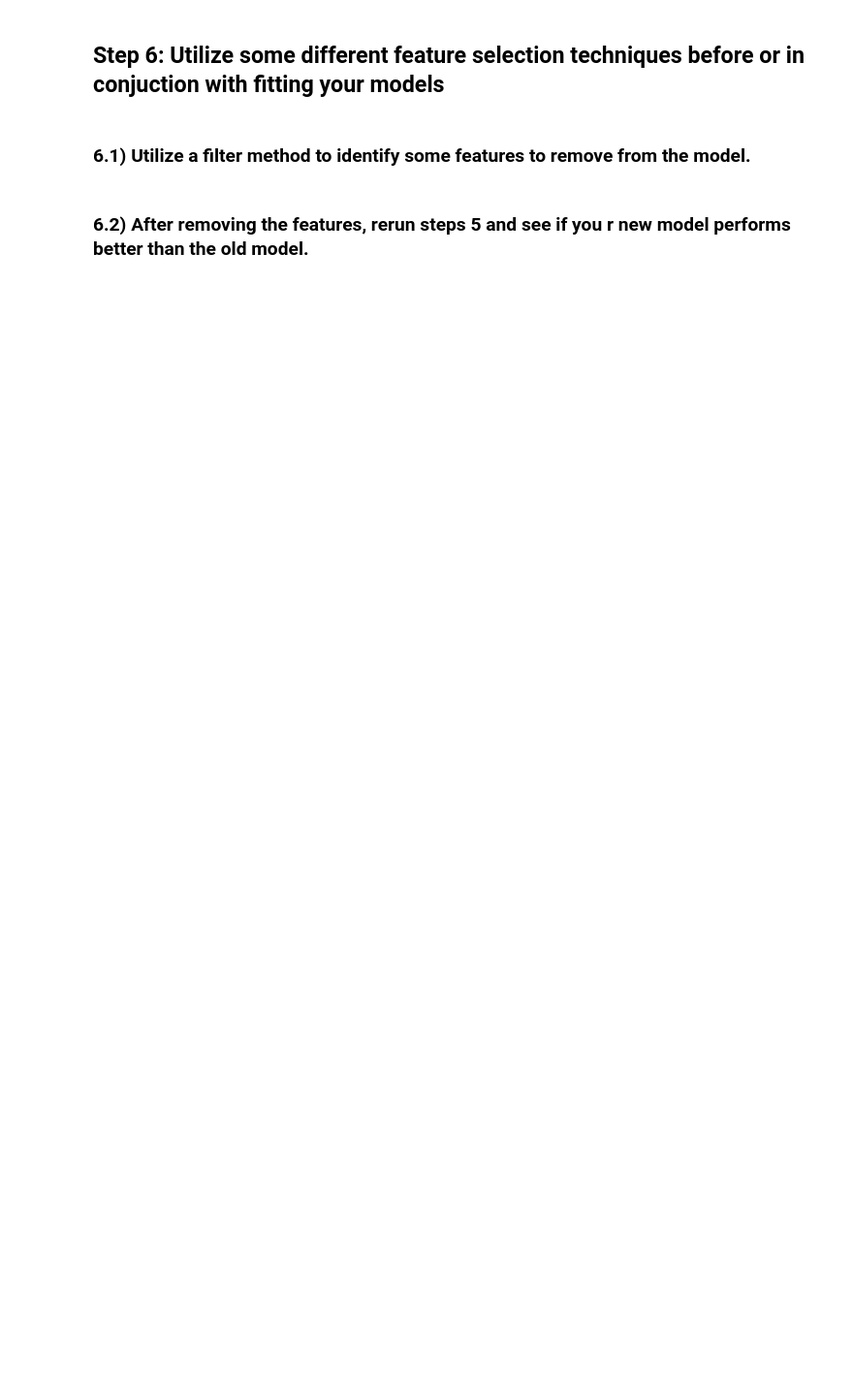
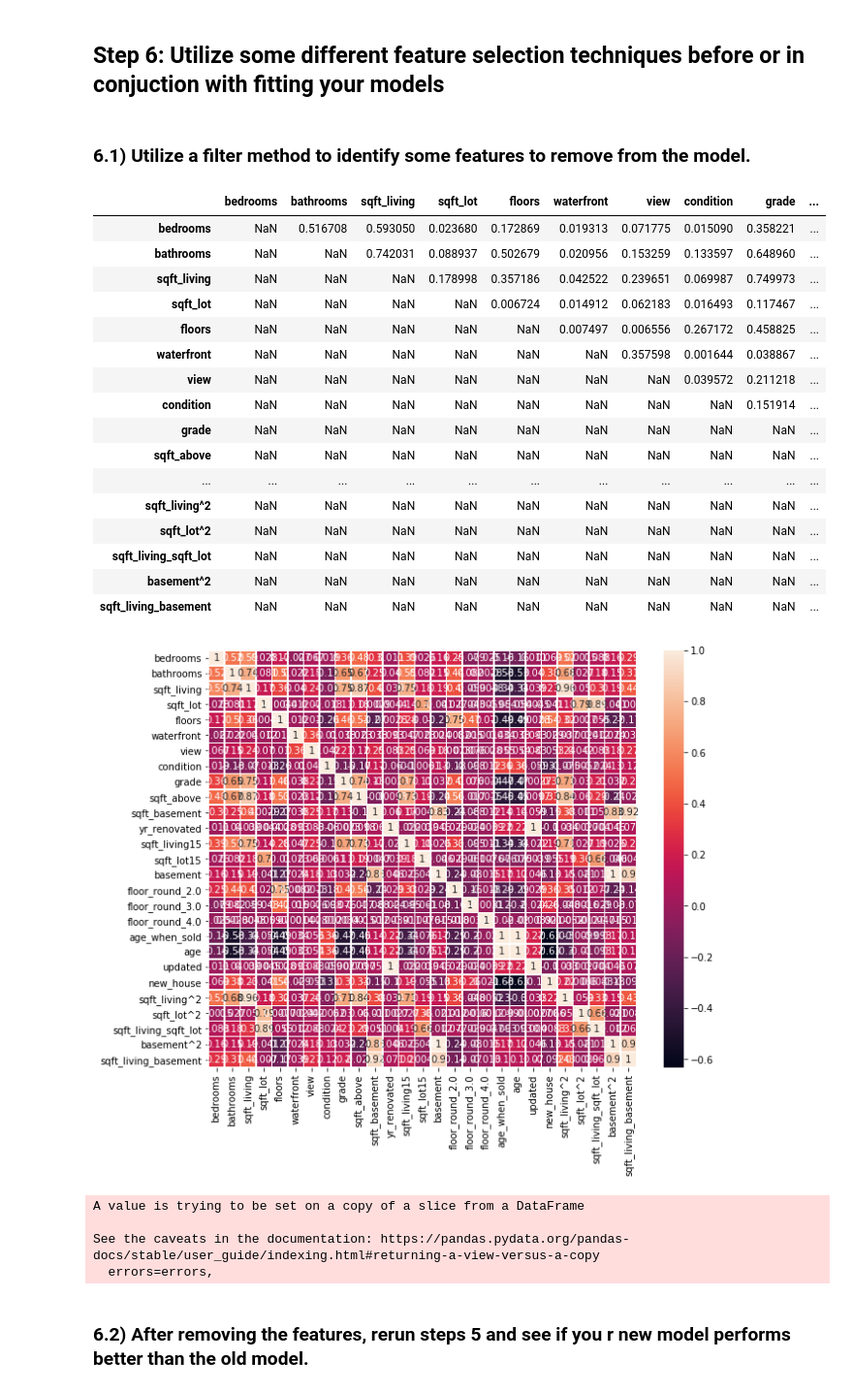
Before and after one commit to jagan-singh/KC_house_bakeoff, a Jupyter notebook: Applied_practice.ipynb, the cells around one changed output. Shown at 97% size. Cells and saved outputs as stored; diff of their text form; code cells hidden in the pictures; blank space fills up the shorter version.

```diff
--- a/Applied_practice.ipynb
+++ b/Applied_practice.ipynb
@@ -256,2 +248,38 @@ Text(0, 0.5, 'Predictions')
+# %%
+# your code here
+plt.figure(figsize=(10, 8))
+sns.heatmap(df_features.corr(), annot=True,linewidths = 0.5)
+corr_matrix = X_train.corr().abs()
+upper = corr_matrix.where(np.triu(np.ones(corr_matrix.shape), k=1).astype(np.bool))
+upper
+# %% [output]
+|  | bedrooms | bathrooms | sqft_living | sqft_lot | floors | waterfront | view | condition | grade | ... |
+| bedrooms | NaN | 0.516708 | 0.593050 | 0.023680 | 0.172869 | 0.019313 | 0.071775 | 0.015090 | 0.358221 | ... |
+| bathrooms | NaN | NaN | 0.742031 | 0.088937 | 0.502679 | 0.020956 | 0.153259 | 0.133597 | 0.648960 | ... |
+| sqft_living | NaN | NaN | NaN | 0.178998 | 0.357186 | 0.042522 | 0.239651 | 0.069987 | 0.749973 | ... |
+| sqft_lot | NaN | NaN | NaN | NaN | 0.006724 | 0.014912 | 0.062183 | 0.016493 | 0.117467 | ... |
+| floors | NaN | NaN | NaN | NaN | NaN | 0.007497 | 0.006556 | 0.267172 | 0.458825 | ... |
+| waterfront | NaN | NaN | NaN | NaN | NaN | NaN | 0.357598 | 0.001644 | 0.038867 | ... |
+| view | NaN | NaN | NaN | NaN | NaN | NaN | NaN | 0.039572 | 0.211218 | ... |
+| condition | NaN | NaN | NaN | NaN | NaN | NaN | NaN | NaN | 0.151914 | ... |
+| grade | NaN | NaN | NaN | NaN | NaN | NaN | NaN | NaN | NaN | ... |
+| sqft_above | NaN | NaN | NaN | NaN | NaN | NaN | NaN | NaN | NaN | ... |
+| ... | ... | ... | ... | ... | ... | ... | ... | ... | ... | ... |
+| sqft_living^2 | NaN | NaN | NaN | NaN | NaN | NaN | NaN | NaN | NaN | ... |
+| sqft_lot^2 | NaN | NaN | NaN | NaN | NaN | NaN | NaN | NaN | NaN | ... |
+| sqft_living_sqft_lot | NaN | NaN | NaN | NaN | NaN | NaN | NaN | NaN | NaN | ... |
+| basement^2 | NaN | NaN | NaN | NaN | NaN | NaN | NaN | NaN | NaN | ... |
+| sqft_living_basement | NaN | NaN | NaN | NaN | NaN | NaN | NaN | NaN | NaN | ... |
+[figure, added]
+# %%
+to_drop = [column for column in upper.columns if any(upper[column] > 0.90)]
+
+df_features.drop(columns= to_drop, inplace = True)
+dff_features.drop(columns= to_drop, inplace = True)
+# %% [output]
+A value is trying to be set on a copy of a slice from a DataFrame
+
+See the caveats in the documentation: https://pandas.pydata.org/pandas-docs/stable/user_guide/indexing.html#returning-a-view-versus-a-copy
+  errors=errors,
 # %% [markdown]
 ### 6.2) After removing the features, rerun steps 5 and see if you r new model performs better than the old model.
```
Also changed, not shown: parts of 28 cells of this notebook.
